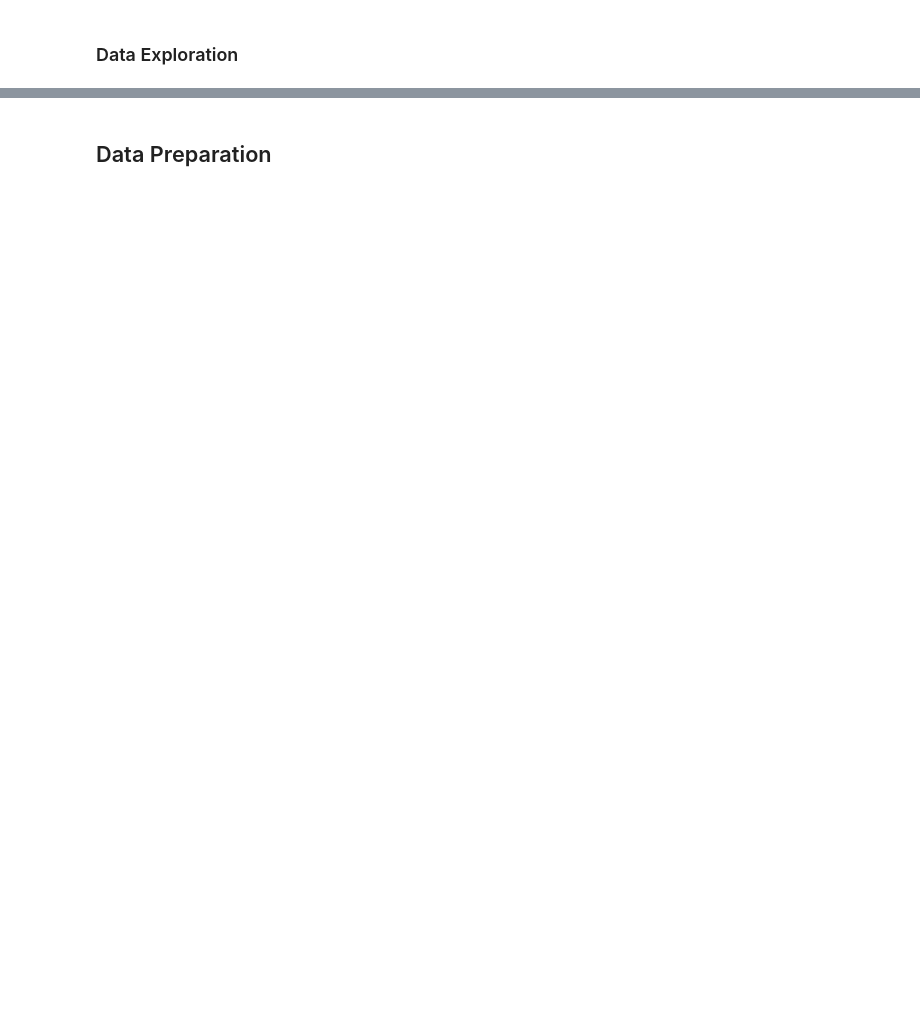
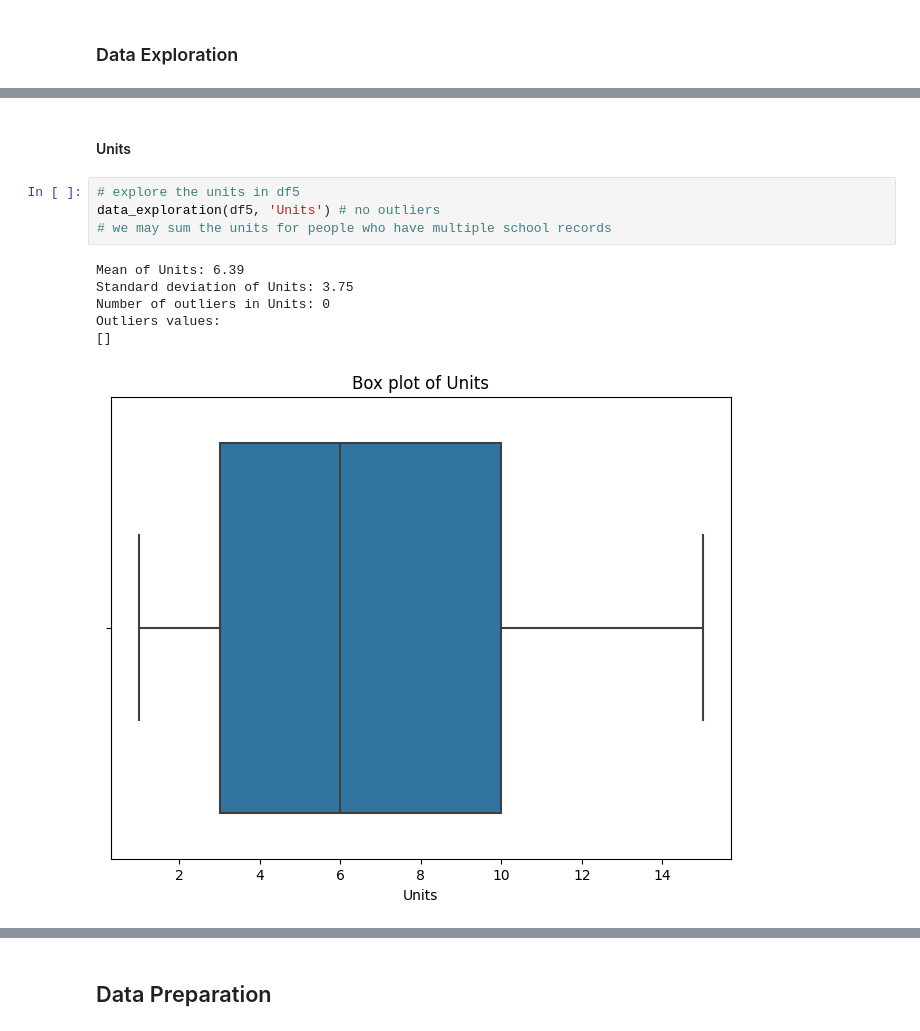
Before and after one commit to MSWinds/dm-group1-project, a Jupyter notebook: Final_Project.ipynb, the cells around one changed output, grey strips where cells are left out. Saved outputs shown, nothing was run; the diff lists cells and outputs as text; blank space fills up the shorter version.

```diff
--- a/Final_Project.ipynb
+++ b/Final_Project.ipynb
@@ -363,0 +549,13 @@ df15['HS_English'] = df15['HS_English'].astype(float)
+# %% [markdown]
+#### Units
+# %%
+# explore the units in df5
+data_exploration(df5, 'Units') # no outliers
+# we may sum the units for people who have multiple school records
+# %% [output]
+Mean of Units: 6.39
+Standard deviation of Units: 3.75
+Number of outliers in Units: 0
+Outliers values:
+[]
+[figure, added]
```
Also changed, not shown: parts of 99 cells of this notebook, 1 other file.
